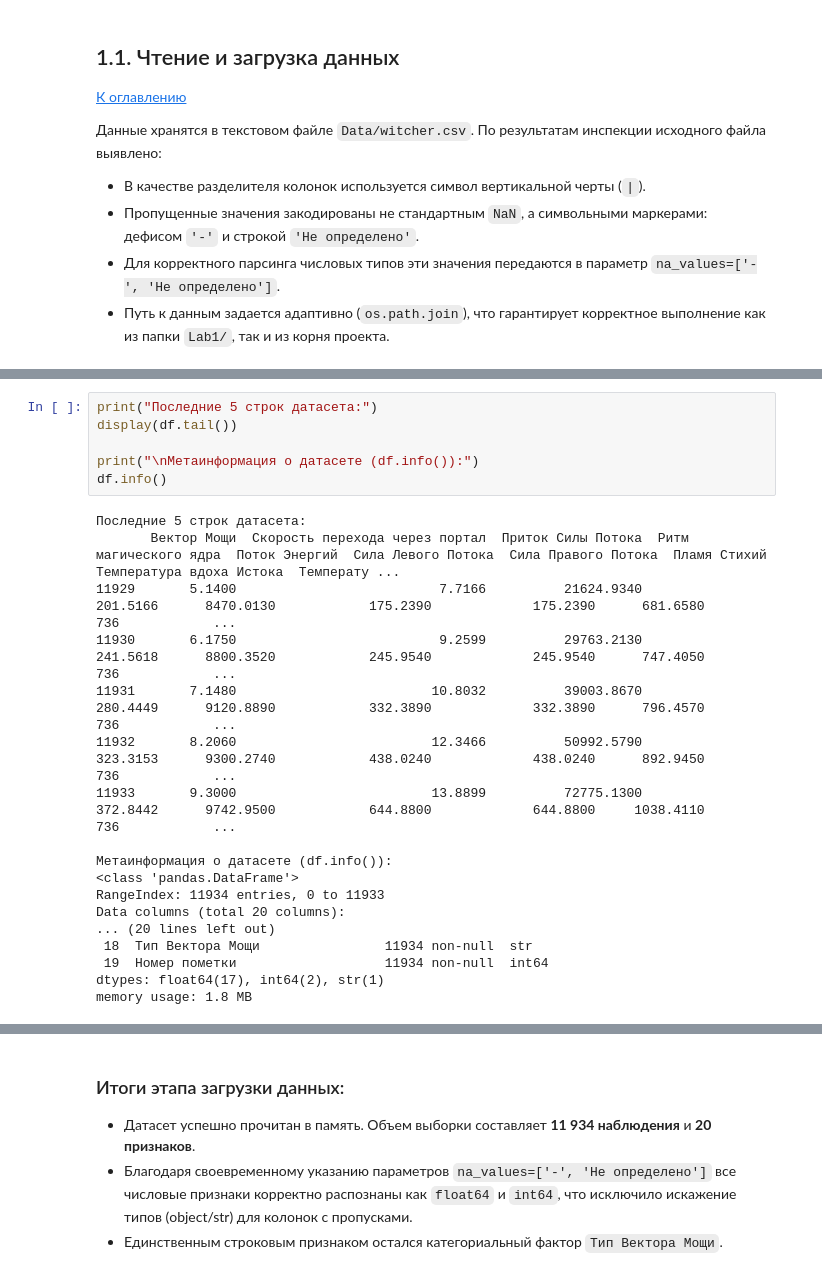
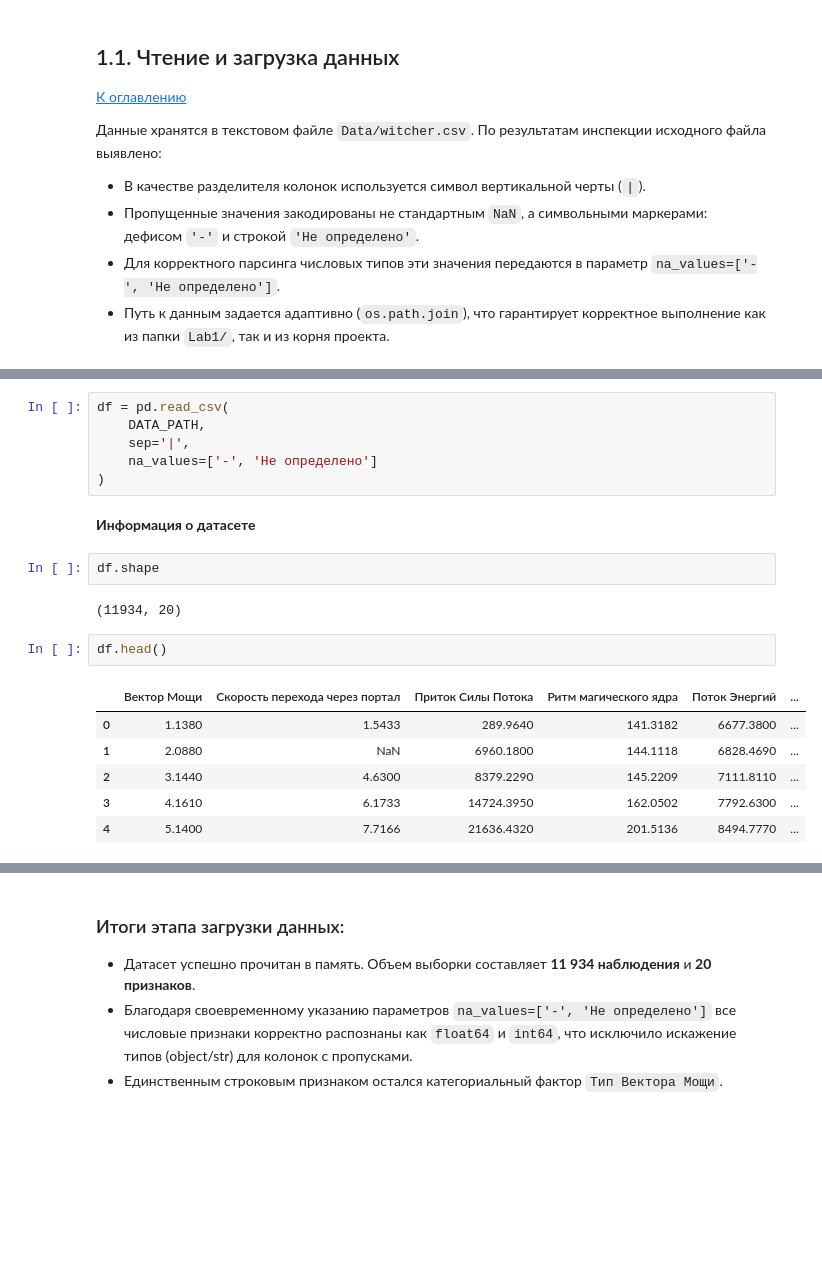
Before and after one commit to viacheslavdevelop/praktikum, a Jupyter notebook: Lab1/Lab1.ipynb, the cells around one changed output, grey strips where cells are left out. Cells and saved outputs as stored; diff of their text form; blank space fills up the shorter version.

```diff
--- a/Lab1/Lab1.ipynb
+++ b/Lab1/Lab1.ipynb
@@ -210,24 +186,21 @@ display(df.head())
-# %%
-print("Последние 5 строк датасета:")
-display(df.tail())
-
-print("\nМетаинформация о датасете (df.info()):")
-df.info()
-# %% [output]
-Последние 5 строк датасета:
-       Вектор Мощи  Скорость перехода через портал  Приток Силы Потока  Ритм магического ядра  Поток Энергий  Сила Левого Потока  Сила Правого Потока  Пламя Стихий  Температура вдоха Истока  Температу ...
-11929       5.1400                          7.7166          21624.9340               201.5166      8470.0130            175.2390             175.2390      681.6580                       736            ...
-11930       6.1750                          9.2599          29763.2130               241.5618      8800.3520            245.9540             245.9540      747.4050                       736            ...
-11931       7.1480                         10.8032          39003.8670               280.4449      9120.8890            332.3890             332.3890      796.4570                       736            ...
-11932       8.2060                         12.3466          50992.5790               323.3153      9300.2740            438.0240             438.0240      892.9450                       736            ...
-11933       9.3000                         13.8899          72775.1300               372.8442      9742.9500            644.8800             644.8800     1038.4110                       736            ...
-
-Метаинформация о датасете (df.info()):
-<class 'pandas.DataFrame'>
-RangeIndex: 11934 entries, 0 to 11933
-Data columns (total 20 columns):
-... (20 lines left out)
- 18  Тип Вектора Мощи                11934 non-null  str
- 19  Номер пометки                   11934 non-null  int64
-dtypes: float64(17), int64(2), str(1)
-memory usage: 1.8 MB
+# %%
+df = pd.read_csv(
+    DATA_PATH,
+    sep='|',
+    na_values=['-', 'Не определено']
+)
+# %% [markdown]
+**Информация о датасете**
+# %%
+df.shape
+# %% [output]
+(11934, 20)
+# %%
+df.head()
+# %% [output]
+|  | Вектор Мощи | Скорость перехода через портал | Приток Силы Потока | Ритм магического ядра | Поток Энергий | ... |
+| 0 | 1.1380 | 1.5433 | 289.9640 | 141.3182 | 6677.3800 | ... |
+| 1 | 2.0880 | NaN | 6960.1800 | 144.1118 | 6828.4690 | ... |
+| 2 | 3.1440 | 4.6300 | 8379.2290 | 145.2209 | 7111.8110 | ... |
+| 3 | 4.1610 | 6.1733 | 14724.3950 | 162.0502 | 7792.6300 | ... |
+| 4 | 5.1400 | 7.7166 | 21636.4320 | 201.5136 | 8494.7770 | ... |
```
Also changed, not shown: parts of 37 cells of this notebook, 1 other file.
